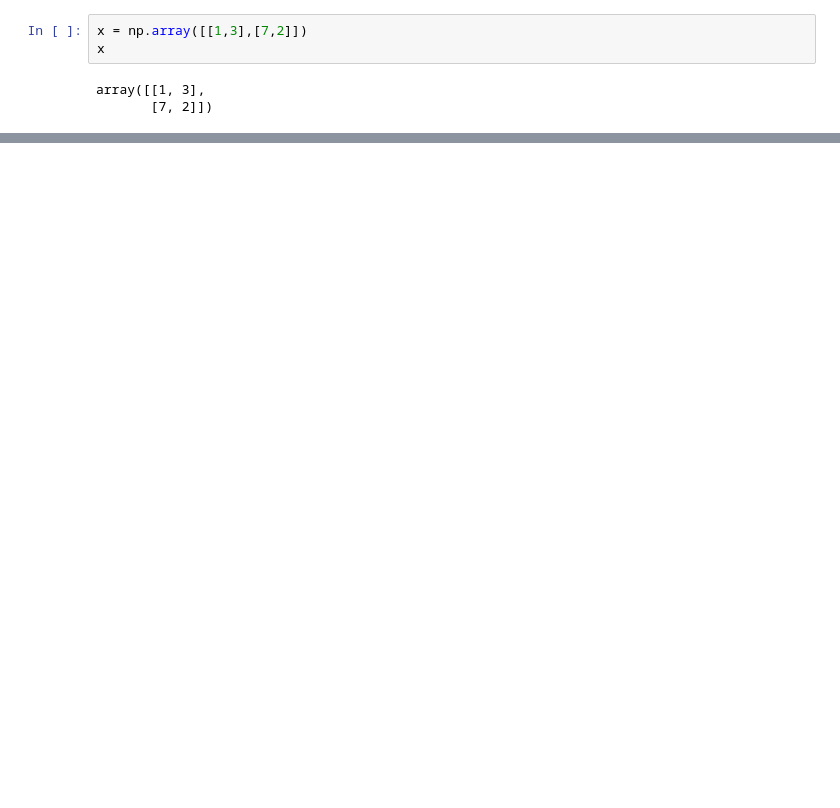
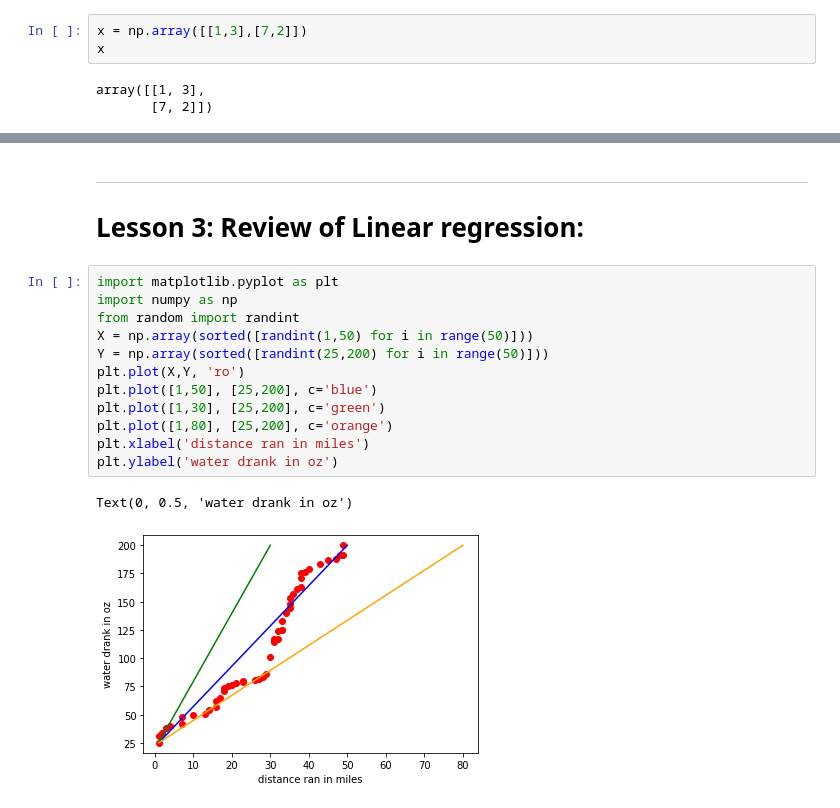
Before and after one commit to jshams/DS-2.1-machine-learning, a Jupyter notebook: notes.ipynb, the cells around one changed output, grey strips where cells are left out. Drawn from its saved outputs; the diff is of its cells as text; blank space fills up the shorter version.

```diff
--- a/notes.ipynb
+++ b/notes.ipynb
@@ -220,0 +253,18 @@ array([[1, 3],
+# %% [markdown]
+---
+# Lesson 3: Review of Linear regression:
+# %%
+import matplotlib.pyplot as plt
+import numpy as np
+from random import randint
+X = np.array(sorted([randint(1,50) for i in range(50)]))
+Y = np.array(sorted([randint(25,200) for i in range(50)]))
+plt.plot(X,Y, 'ro')
+plt.plot([1,50], [25,200], c='blue')
+plt.plot([1,30], [25,200], c='green')
+plt.plot([1,80], [25,200], c='orange')
+plt.xlabel('distance ran in miles')
+plt.ylabel('water drank in oz')
+# %% [output]
+Text(0, 0.5, 'water drank in oz')
+[figure, added]
```
Also changed, not shown: parts of 46 cells of this notebook.
